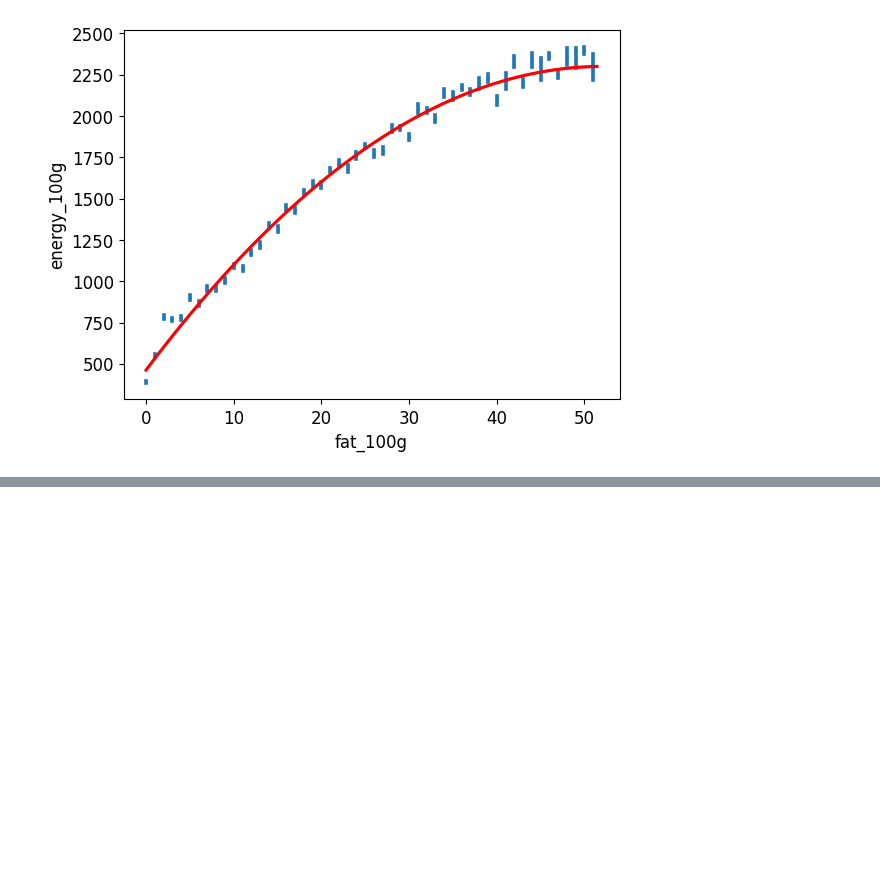
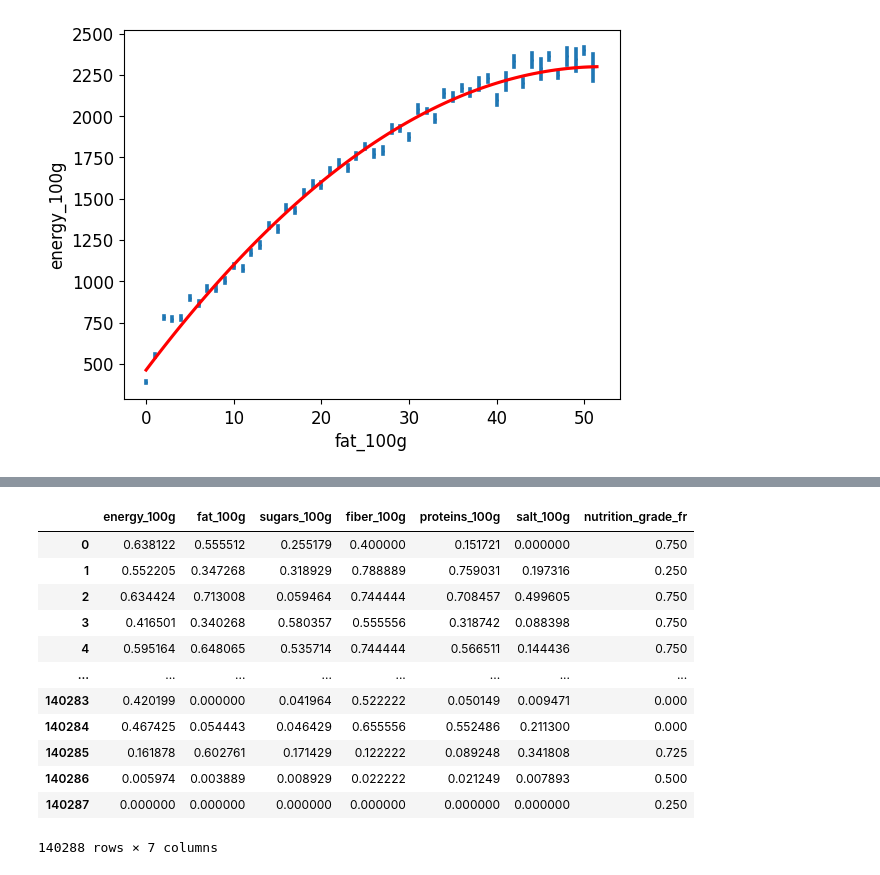
Before and after one commit to tdechanet/IAEngP3, a Jupyter notebook: analyze.ipynb, the cells around one changed output, grey strips where cells are left out. Saved outputs shown, nothing was run; the diff lists cells and outputs as text; code cells hidden in the pictures; blank space fills up the shorter version.

```diff
--- a/analyze.ipynb
+++ b/analyze.ipynb
@@ -291,0 +258,6 @@ KNN score: 0.066434
+# %%
+from sklearn.impute import KNNImputer
+from sklearn.preprocessing import MinMaxScaler
+scaler = MinMaxScaler()
+X = df[nutritive_values]
+X["nutrition_grade_fr"]= df["nutrition_grade_fr"].replace(['a', 'b', 'c', 'd', 'e'], [0, 1, 2, 3, 4])
@@ -291,0 +281,25 @@ KNN score: 0.066434
+# %%
+X = pd.DataFrame(X)
+X = pd.DataFrame(scaler.fit_transform(X), columns = X.columns)
+# %%
+
+imputer = KNNImputer(n_neighbors=10)
+# %%
+
+X = pd.DataFrame(imputer.fit_transform(X),columns = X.columns)
+# %%
+X
+# %% [output]
+|  | energy_100g | fat_100g | sugars_100g | fiber_100g | proteins_100g | salt_100g | nutrition_grade_fr |
+| 0 | 0.638122 | 0.555512 | 0.255179 | 0.400000 | 0.151721 | 0.000000 | 0.750 |
+| 1 | 0.552205 | 0.347268 | 0.318929 | 0.788889 | 0.759031 | 0.197316 | 0.250 |
+| 2 | 0.634424 | 0.713008 | 0.059464 | 0.744444 | 0.708457 | 0.499605 | 0.750 |
+| 3 | 0.416501 | 0.340268 | 0.580357 | 0.555556 | 0.318742 | 0.088398 | 0.750 |
+| 4 | 0.595164 | 0.648065 | 0.535714 | 0.744444 | 0.566511 | 0.144436 | 0.750 |
+| ... | ... | ... | ... | ... | ... | ... | ... |
+| 140283 | 0.420199 | 0.000000 | 0.041964 | 0.522222 | 0.050149 | 0.009471 | 0.000 |
+| 140284 | 0.467425 | 0.054443 | 0.046429 | 0.655556 | 0.552486 | 0.211300 | 0.000 |
+| 140285 | 0.161878 | 0.602761 | 0.171429 | 0.122222 | 0.089248 | 0.341808 | 0.725 |
+| 140286 | 0.005974 | 0.003889 | 0.008929 | 0.022222 | 0.021249 | 0.007893 | 0.500 |
+| 140287 | 0.000000 | 0.000000 | 0.000000 | 0.000000 | 0.000000 | 0.000000 | 0.250 |
+140288 rows × 7 columns
```
Also changed, not shown: parts of 7 cells of this notebook.
